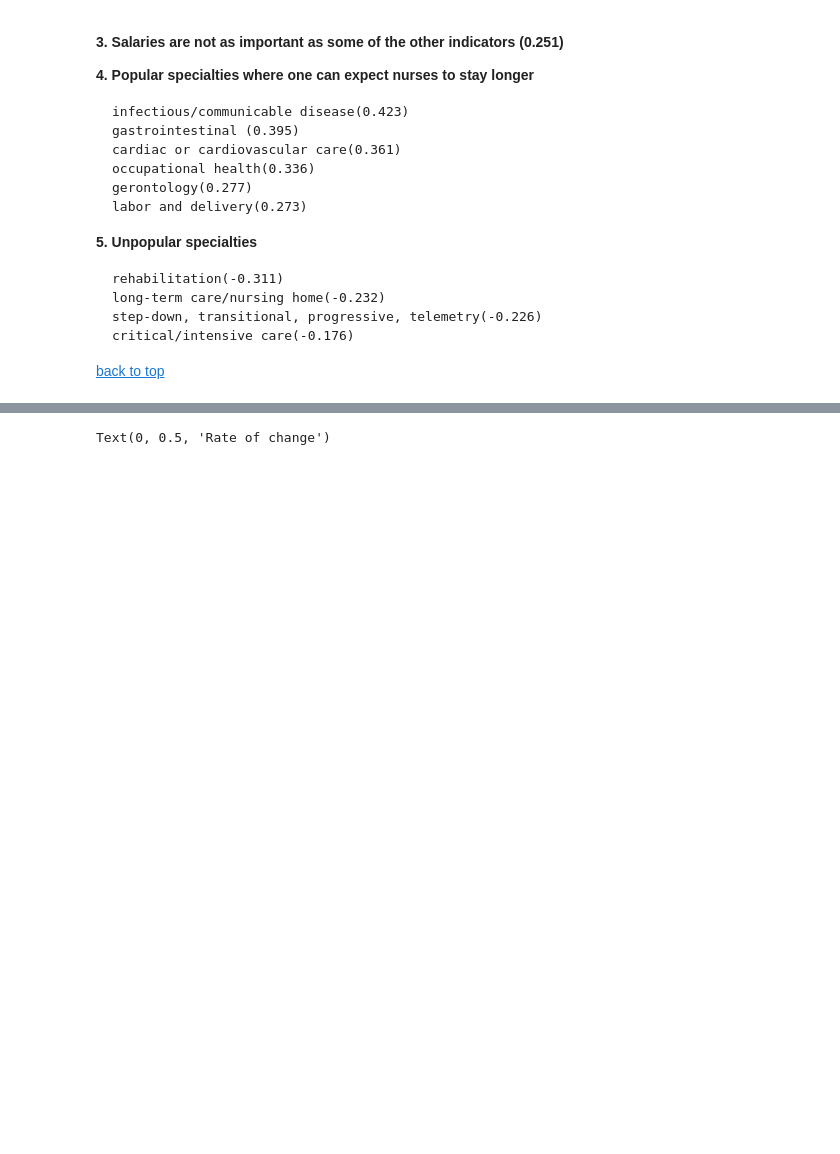
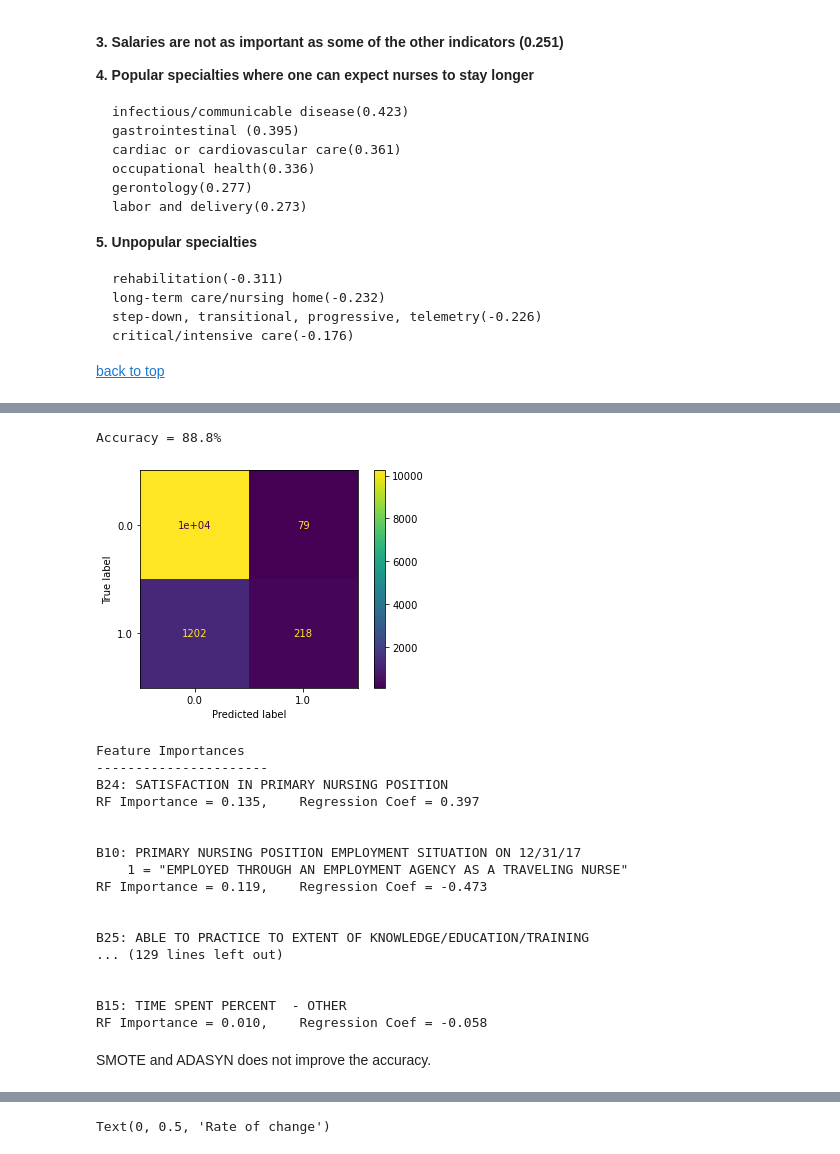
Before and after one commit to tk0802kim/Analysis-of-Nursing-Data, a Jupyter notebook: nursing_analysis.ipynb, the cells around one changed output, grey strips where cells are left out. Cells and saved outputs as stored; diff of their text form; code cells hidden in the pictures; blank space fills up the shorter version.

```diff
--- a/nursing_analysis.ipynb
+++ b/nursing_analysis.ipynb
@@ -409,0 +519,10 @@ Lets look at some of these and gain some insights into actions that health insti
+# %%
+GBM = xgb.XGBClassifier(use_label_encoder=False,verbosity=0)
+params = {
+    'max_depth':[1,2,3,4,5,6],
+    'learning_rate':[0.01,0.05,0.1,0.2],
+    'min_child_weight':[1,2,3,4,5],
+    'gamma':[0,0.1,0.2,0.3,0.4,0.5],
+    'colsample_bytree':[0.25,0.5,0.75,1]}
+random_search=RandomizedSearchCV(GBM,param_distributions=params,n_iter=40,scoring='accuracy',cv=5,random_state=2021)
+random_search.fit(x,y)
@@ -410 +547,51 @@ Lets look at some of these and gain some insights into actions that health insti
+# %%
+GBM = copy.deepcopy(random_search.best_estimator_)
+cv = StratifiedKFold(n_splits=5, shuffle=True,random_state=2021)
+scores=[]
+for (train, test) in cv.split(x, y):
+    x_train, y_train = x.iloc[train], y.iloc[train]
+    x_test, y_test = x.iloc[test], y.iloc[test]
+    GBM.fit(x_train, y_train)
+    scores.append(GBM.score(x_test, y_test))
+
+print('Accuracy = {:.1f}%'.format(100*np.mean(scores)))
+plot_confusion_matrix(GBM, x, y)
+plt.show()
+print(' ')
+print(' ')
+print('Feature Importances')
+print('----------------------')
+for ind in reversed(np.argsort(random_search.best_estimator_.feature_importances_)):
+    var = x.columns[ind]
+    imp = random_search.best_estimator_.feature_importances_[ind]
+
+    if imp>0.01:
+        explain(var)
+        reg = -stats.linregress(x[var], y).slope
+
+        print('RF Importance = {:.3f},    Regression Coef = {:.3f}'.format(imp,reg))
+        print(' ')
+        print(' ')
+# %% [output]
+Accuracy = 88.8%
+[figure, added]
+Feature Importances
+----------------------
+B24: SATISFACTION IN PRIMARY NURSING POSITION
+RF Importance = 0.135,    Regression Coef = 0.397
+
+
+B10: PRIMARY NURSING POSITION EMPLOYMENT SITUATION ON 12/31/17
+    1 = "EMPLOYED THROUGH AN EMPLOYMENT AGENCY AS A TRAVELING NURSE"
+RF Importance = 0.119,    Regression Coef = -0.473
+
+
+B25: ABLE TO PRACTICE TO EXTENT OF KNOWLEDGE/EDUCATION/TRAINING
+... (129 lines left out)
+
+
+B15: TIME SPENT PERCENT  - OTHER
+RF Importance = 0.010,    Regression Coef = -0.058
+# %% [markdown]
+SMOTE and ADASYN does not improve the accuracy.
 # %% [markdown]
```
Also changed, not shown: parts of 11 cells of this notebook.
